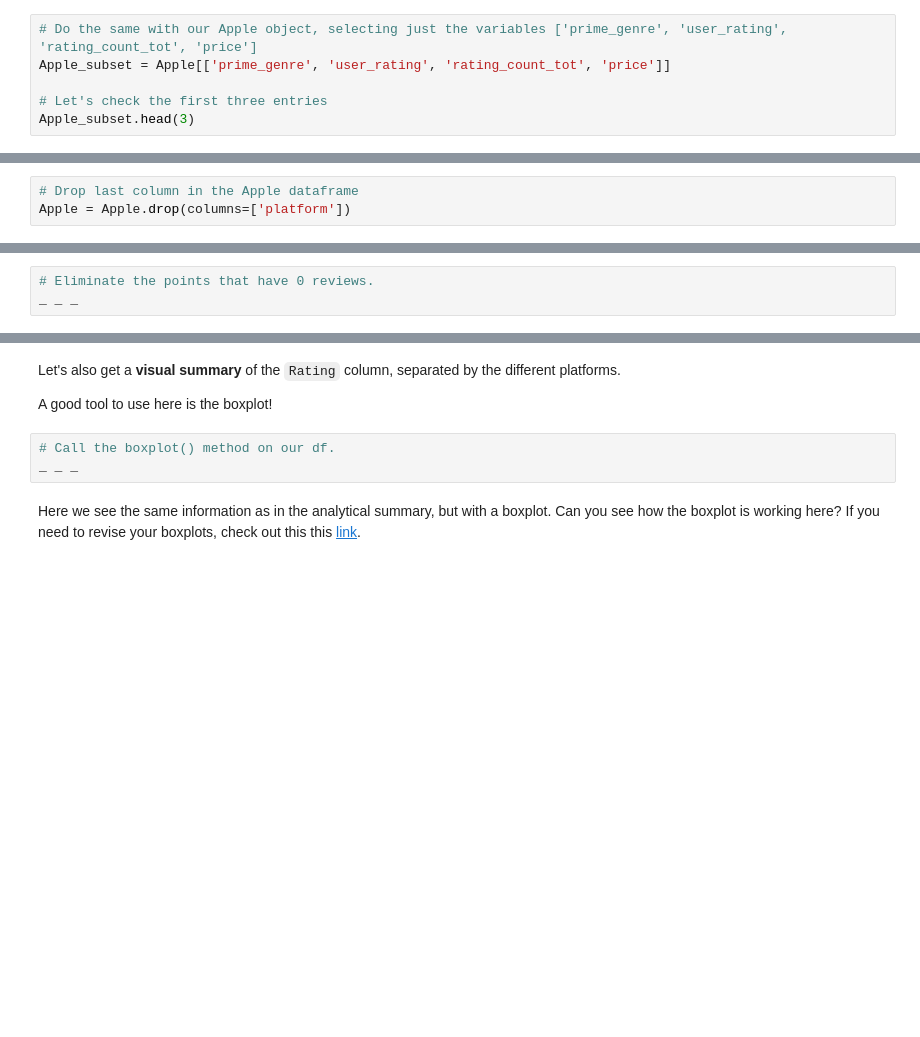
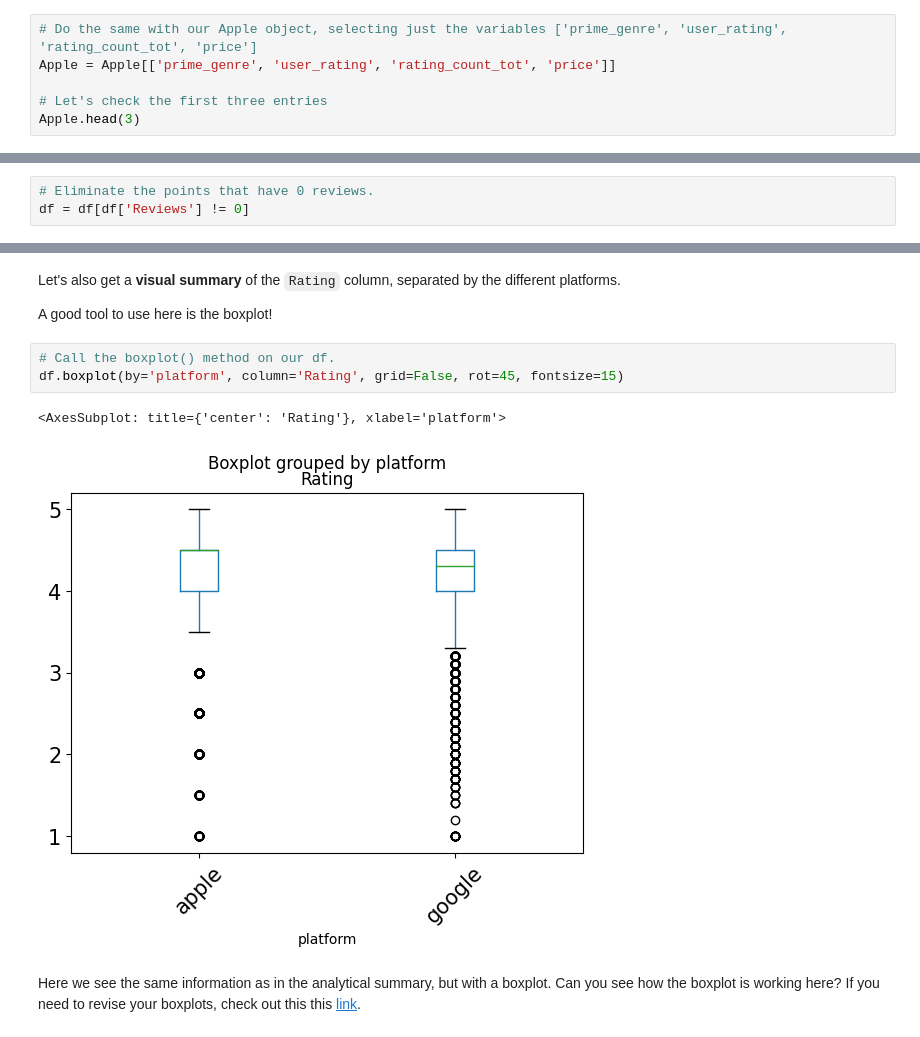
Before and after one commit to acokafor/Springboard_Data_Science_Career_Track, a Jupyter notebook: Project Files/Springboard Apps project - Tier 3 - Complete.ipynb, the cells around one changed output, grey strips where cells are left out. Saved outputs shown, nothing was run; the diff lists cells and outputs as text; blank space fills up the shorter version.

```diff
--- a/Project Files/Springboard Apps project - Tier 3 - Complete.ipynb
+++ b/Project Files/Springboard Apps project - Tier 3 - Complete.ipynb
@@ -118,10 +118,10 @@ Google_subset.head(3)
 | 2 | ART_AND_DESIGN | 4.7 | 87510 | 0 |
 # %%
 # Do the same with our Apple object, selecting just the variables ['prime_genre', 'user_rating', 'rating_count_tot', 'price']
-Apple_subset = Apple[['prime_genre', 'user_rating', 'rating_count_tot', 'price']]
+Apple = Apple[['prime_genre', 'user_rating', 'rating_count_tot', 'price']]
 
 # Let's check the first three entries
-Apple_subset.head(3)
+Apple.head(3)
 # %% [output]
 |  | prime_genre | user_rating | rating_count_tot | price |
 | 0 | Games | 4.0 | 21292 | 3.99 |
@@ -354,6 +294,3 @@ Index(['App', 'Category', 'Rating', 'Reviews', 'Size', 'Installs', 'Type',
-# %%
-# Drop last column in the Apple dataframe
-Apple = Apple.drop(columns=['platform'])
 # %% [markdown]
 ### 2d. Join the two datasets
 Let's combine the two datasets into a single data frame called `df`.
@@ -407,7 +351,7 @@ _ _ _
 929 apps do not have reviews, we need to eliminate these points!
 # %%
 # Eliminate the points that have 0 reviews.
-_ _ _
+df = df[df['Reviews'] != 0]
 # %% [markdown]
 ### 2g. Summarize the data visually and analytically (by the column `platform`)
 # %% [markdown]
@@ -446,7 +395,10 @@ Let's also get a **visual summary** of the `Rating` column, separated by the dif
 A good tool to use here is the boxplot!
 # %%
 # Call the boxplot() method on our df.
-_ _ _
+df.boxplot(by='platform', column='Rating', grid=False, rot=45, fontsize=15)
+# %% [output]
+<AxesSubplot: title={'center': 'Rating'}, xlabel='platform'>
+[figure, added]
 # %% [markdown]
 Here we see the same information as in the analytical summary, but with a boxplot. Can you see how the boxplot is working here? If you need to revise your boxplots, check out this this [link](https://www.kaggle.com/ramamet4/app-store-apple-data-set-10k-apps).
 # %% [markdown]
```
Also changed, not shown: parts of 25 cells of this notebook.
